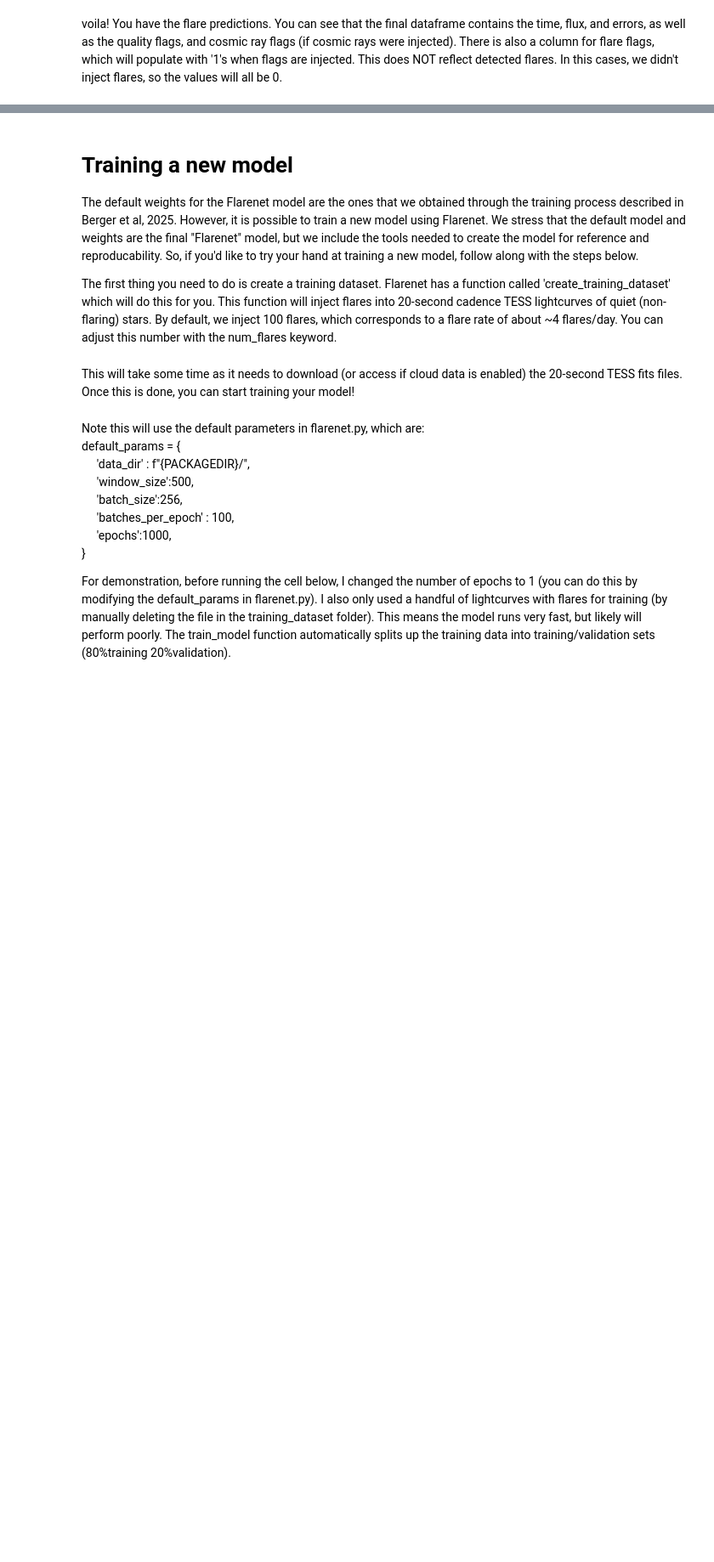
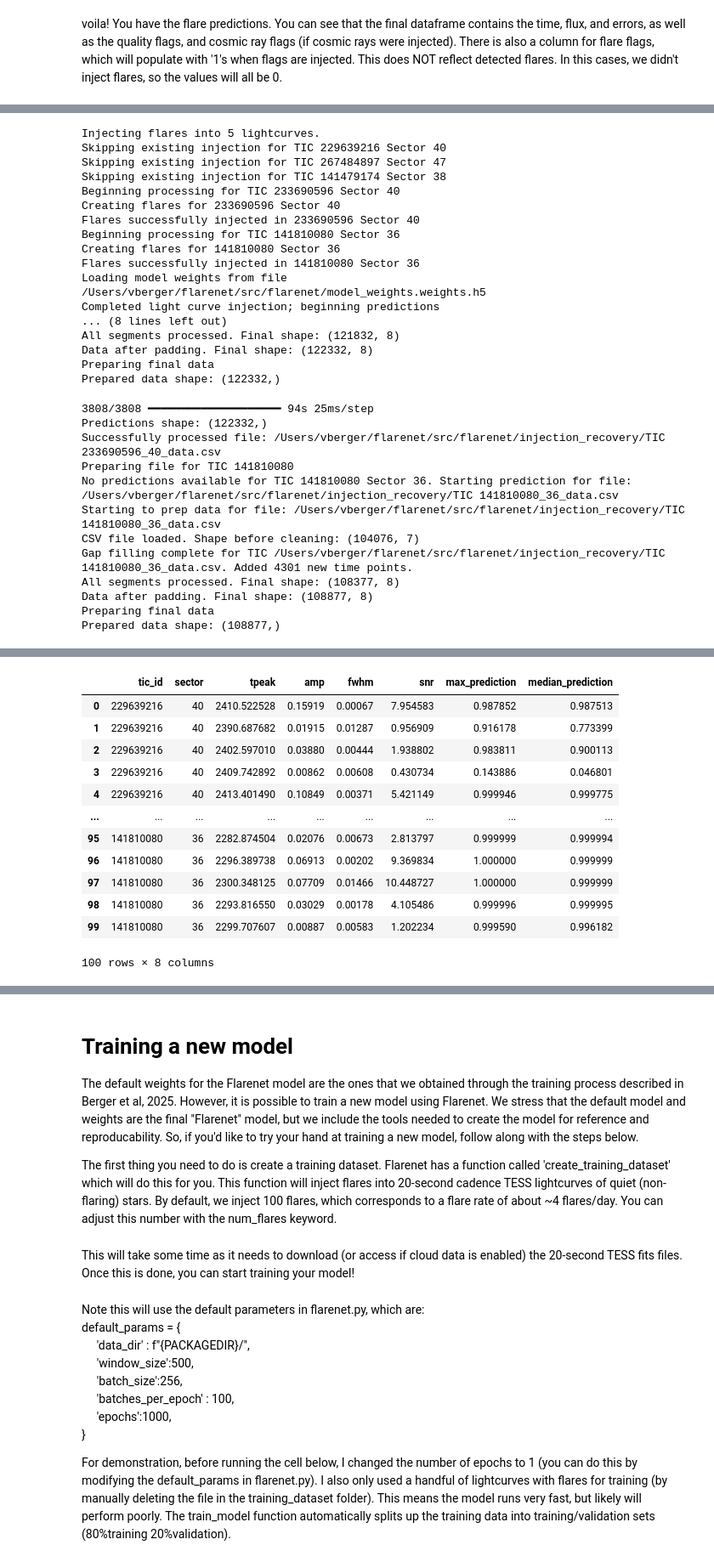
Before and after one commit to veraberger/flarenet, a Jupyter notebook: docs/example.ipynb, the cells around one changed output, grey strips where cells are left out. Shown at 85% size. Drawn from its saved outputs; the diff is of its cells as text; code cells hidden in the pictures; blank space fills up the shorter version.

```diff
--- a/docs/example.ipynb
+++ b/docs/example.ipynb
@@ -125,0 +134,33 @@ aumic_preds
+# %%
+results =  flarenet.injection_recovery(num_sources=5, num_flares=20, rise_time_minutes=1, save_plots=True, verbose=1)
+results
+# %% [output]
+Injecting flares into 5 lightcurves.
+Skipping existing injection for TIC 229639216 Sector 40
+Skipping existing injection for TIC 267484897 Sector 47
+Skipping existing injection for TIC 141479174 Sector 38
+Beginning processing for TIC 233690596 Sector 40
+Creating flares for 233690596 Sector 40
+Flares successfully injected in 233690596 Sector 40
+Beginning processing for TIC 141810080 Sector 36
+Creating flares for 141810080 Sector 36
+Flares successfully injected in 141810080 Sector 36
+Loading model weights from file /Users/vberger/flarenet/src/flarenet/model_weights.weights.h5
+Completed light curve injection; beginning predictions
+... (8 lines left out)
+All segments processed. Final shape: (121832, 8)
+Data after padding. Final shape: (122332, 8)
+Preparing final data
+Prepared data shape: (122332,)
+3808/3808 ━━━━━━━━━━━━━━━━━━━━ 94s 25ms/step
+Predictions shape: (122332,)
+Successfully processed file: /Users/vberger/flarenet/src/flarenet/injection_recovery/TIC 233690596_40_data.csv
+Preparing file for TIC 141810080
+No predictions available for TIC 141810080 Sector 36. Starting prediction for file: /Users/vberger/flarenet/src/flarenet/injection_recovery/TIC 141810080_36_data.csv
+Starting to prep data for file: /Users/vberger/flarenet/src/flarenet/injection_recovery/TIC 141810080_36_data.csv
+CSV file loaded. Shape before cleaning: (104076, 7)
+Gap filling complete for TIC /Users/vberger/flarenet/src/flarenet/injection_recovery/TIC 141810080_36_data.csv. Added 4301 new time points.
+All segments processed. Final shape: (108377, 8)
+Data after padding. Final shape: (108877, 8)
+Preparing final data
+Prepared data shape: (108877,)
@@ -125,0 +170,13 @@ aumic_preds
+|  | tic_id | sector | tpeak | amp | fwhm | snr | max_prediction | median_prediction |
+| 0 | 229639216 | 40 | 2410.522528 | 0.15919 | 0.00067 | 7.954583 | 0.987852 | 0.987513 |
+| 1 | 229639216 | 40 | 2390.687682 | 0.01915 | 0.01287 | 0.956909 | 0.916178 | 0.773399 |
+| 2 | 229639216 | 40 | 2402.597010 | 0.03880 | 0.00444 | 1.938802 | 0.983811 | 0.900113 |
+| 3 | 229639216 | 40 | 2409.742892 | 0.00862 | 0.00608 | 0.430734 | 0.143886 | 0.046801 |
+| 4 | 229639216 | 40 | 2413.401490 | 0.10849 | 0.00371 | 5.421149 | 0.999946 | 0.999775 |
+| ... | ... | ... | ... | ... | ... | ... | ... | ... |
+| 95 | 141810080 | 36 | 2282.874504 | 0.02076 | 0.00673 | 2.813797 | 0.999999 | 0.999994 |
+| 96 | 141810080 | 36 | 2296.389738 | 0.06913 | 0.00202 | 9.369834 | 1.000000 | 0.999999 |
+| 97 | 141810080 | 36 | 2300.348125 | 0.07709 | 0.01466 | 10.448727 | 1.000000 | 0.999999 |
+| 98 | 141810080 | 36 | 2293.816550 | 0.03029 | 0.00178 | 4.105486 | 0.999996 | 0.999995 |
+| 99 | 141810080 | 36 | 2299.707607 | 0.00887 | 0.00583 | 1.202234 | 0.999590 | 0.996182 |
+100 rows × 8 columns
```
Also changed, not shown: parts of 11 cells of this notebook.
